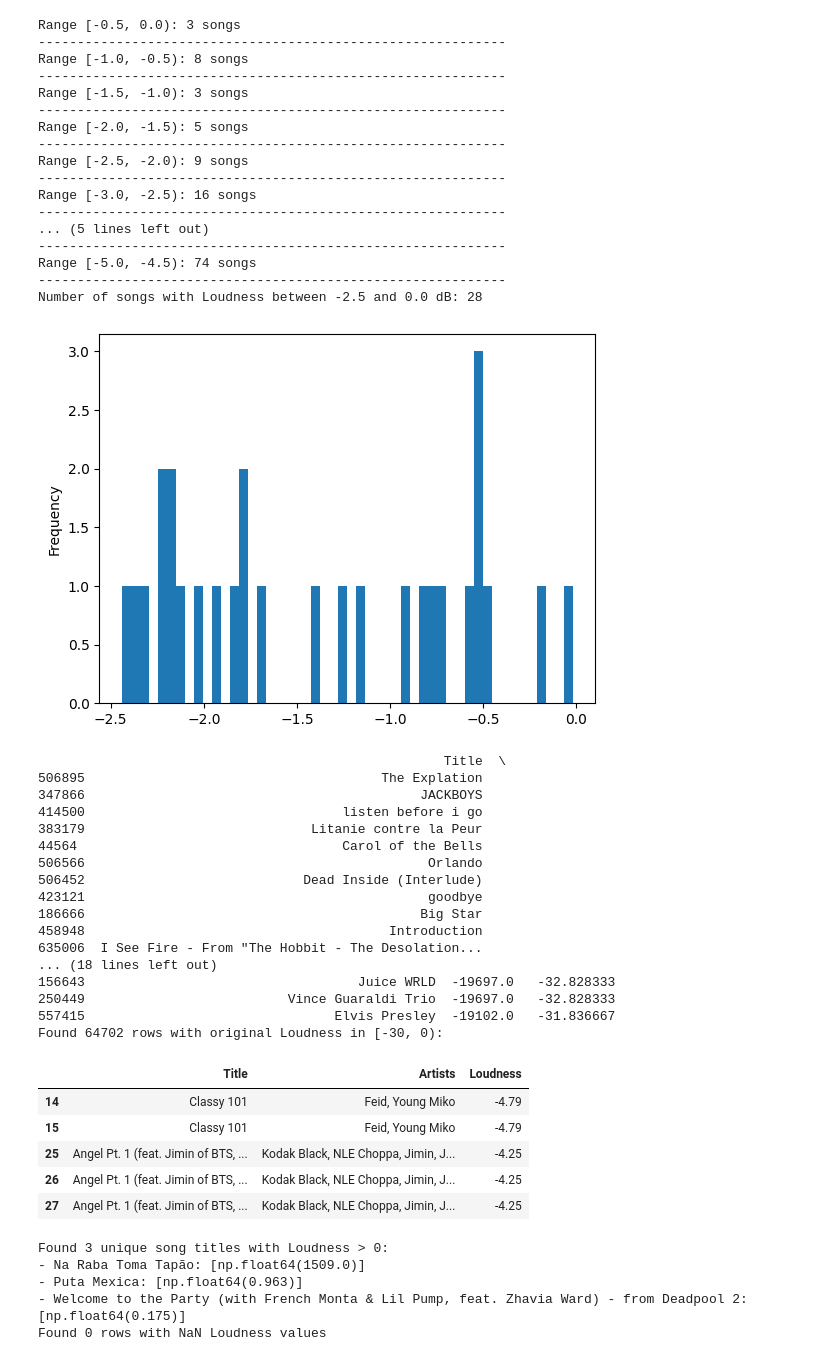
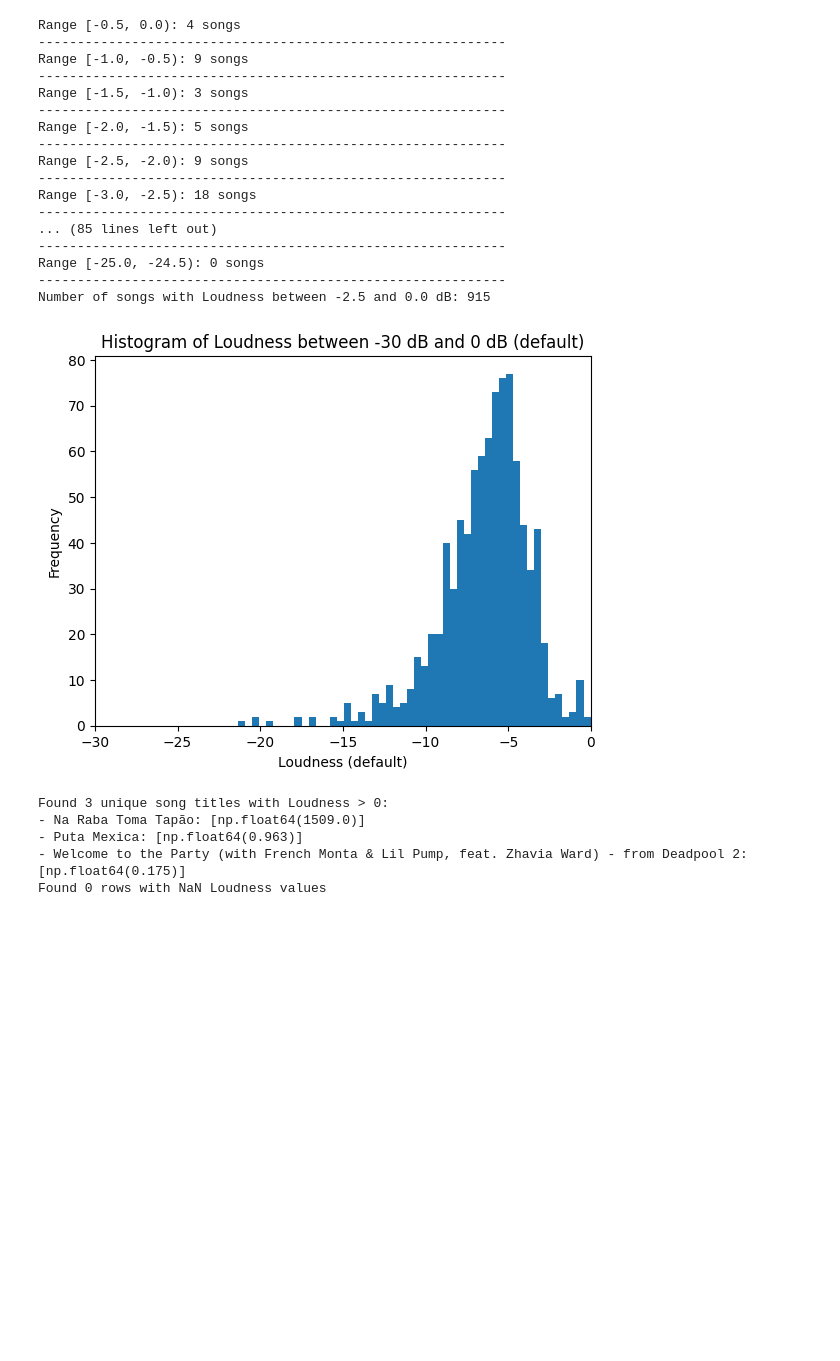
Before and after one commit to mickey59/AML_Spotify, a Jupyter notebook: loundessClean.ipynb, the cells around one changed output. Saved outputs shown, nothing was run; the diff lists cells and outputs as text; code cells hidden in the pictures; blank space fills up the shorter version.

Commit message:
Added cleaned loudness df + script

```diff
--- a/loundessClean.ipynb
+++ b/loundessClean.ipynb
@@ -11,9 +18,12 @@ def scale_loudness(x):
     if -22 <= x < 0:
         return x
     # Rescale majority of values
-    elif x <-22:
-        return x / 600
-    # rescale singuler large value
+    elif -22000< x <-22:
+        return x / 1000
+    # rescale extreme negative values
+    elif x <= -22000:
+        return x / 10000
+    # rescale small positive values
     elif x > 1:
         return -x/1000
     # rescale 2x values
@@ -22,9 +32,9 @@ def scale_loudness(x):
     else:
         return np.nan
 
-loudness_df = df[['Title', 'Loudness', 'Artists']].copy()
+loudness_df = df[['Title', 'Loudness', 'id']].copy()
 # remove duplicate rows (i.e. get list of unique titles and their loudness)
-loudness_df = loudness_df.drop_duplicates(subset=['Title'])
+loudness_df = loudness_df.drop_duplicates(subset=['id'])
 
 # Create a singular plot
 fig, axs = plt.subplots(figsize=(6, 4))
@@ -82,69 +76,38 @@ Total unique outlier titles: 222
 # %%
 # find range of songs in half db intervals
-bins = [(s, s + 0.5) for s in np.arange(-5.0, 0.0, 0.5)]
+bins = [(s, s + 0.5) for s in np.arange(-25.0, 0.0, 0.5)]
 for low, high in reversed(bins):
     clippedDF = loudness_df[(loudness_df['Loudness'] >= low) & (loudness_df['Loudness'] < high)]
     print(f"Range [{low:.1f}, {high:.1f}): {len(clippedDF)} songs")
     print('-' * 60)
 
-clippedDF = loudness_df[(loudness_df['Loudness'] > -2.5) & (loudness_df['Loudness'] < 0.0)]
+clippedDF = loudness_df[(loudness_df['Loudness'] > -30.0) & (loudness_df['Loudness'] < 0.0)]
 # print number of songs in clippedDF
 print(f"Number of songs with Loudness between -2.5 and 0.0 dB: {len(clippedDF)}")
-clippedDF["Loudness"].plot(kind="hist", bins=50)
+clippedDF["Loudness"].plot(kind="hist", bins=50, xlim=(-30, 0))
+plt.xlabel("Loudness (default)")
+plt.title("Histogram of Loudness between -30 dB and 0 dB (default)")
 # show plot
 plt.show()
-
-# smallest Loudness_dB values
-
-smallest = loudness_df.sort_values('Loudness_dB', ascending=True).head(15)
-print(smallest[['Title','Artists', 'Loudness', 'Loudness_dB']])
-
-# check number of rows with original Loudness in [-22, 0)
-original_between = df[(df['Loudness'] >= -22) & (df['Loudness'] < 0)].copy()
-print(f"Found {len(original_between)} rows with original Loudness in [-30, 0):")
-original_between[['Title', 'Artists', 'Loudness']].head(5)
 # %% [output]
-Range [-0.5, 0.0): 3 songs
+Range [-0.5, 0.0): 4 songs
 ------------------------------------------------------------
-Range [-1.0, -0.5): 8 songs
+Range [-1.0, -0.5): 9 songs
 ------------------------------------------------------------
 Range [-1.5, -1.0): 3 songs
 ------------------------------------------------------------
 Range [-2.0, -1.5): 5 songs
 ------------------------------------------------------------
 Range [-2.5, -2.0): 9 songs
 ------------------------------------------------------------
-Range [-3.0, -2.5): 16 songs
+Range [-3.0, -2.5): 18 songs
 ------------------------------------------------------------
-... (5 lines left out)
+... (85 lines left out)
 ------------------------------------------------------------
-Range [-5.0, -4.5): 74 songs
+Range [-25.0, -24.5): 0 songs
 ------------------------------------------------------------
-Number of songs with Loudness between -2.5 and 0.0 dB: 28
+Number of songs with Loudness between -2.5 and 0.0 dB: 915
-[figure, old version]
+[figure, new version]
-                                                    Title  \
-506895                                      The Explation
-347866                                           JACKBOYS
-414500                                 listen before i go
-383179                             Litanie contre la Peur
-44564                                  Carol of the Bells
-506566                                            Orlando
-506452                            Dead Inside (Interlude)
-423121                                            goodbye
-186666                                           Big Star
-458948                                       Introduction
-635006  I See Fire - From "The Hobbit - The Desolation...
-... (18 lines left out)
-156643                                   Juice WRLD  -19697.0   -32.828333
-250449                          Vince Guaraldi Trio  -19697.0   -32.828333
-557415                                Elvis Presley  -19102.0   -31.836667
-Found 64702 rows with original Loudness in [-30, 0):
-|  | Title | Artists | Loudness |
-| 14 | Classy 101 | Feid, Young Miko | -4.79 |
-| 15 | Classy 101 | Feid, Young Miko | -4.79 |
-| 25 | Angel Pt. 1 (feat. Jimin of BTS, ... | Kodak Black, NLE Choppa, Jimin, J... | -4.25 |
-| 26 | Angel Pt. 1 (feat. Jimin of BTS, ... | Kodak Black, NLE Choppa, Jimin, J... | -4.25 |
-| 27 | Angel Pt. 1 (feat. Jimin of BTS, ... | Kodak Black, NLE Choppa, Jimin, J... | -4.25 |
 # %%
 # search for outliers
 # get unique song titles for loudness > 0
```
Also changed, not shown: parts of 5 cells of this notebook, 2 other files.
